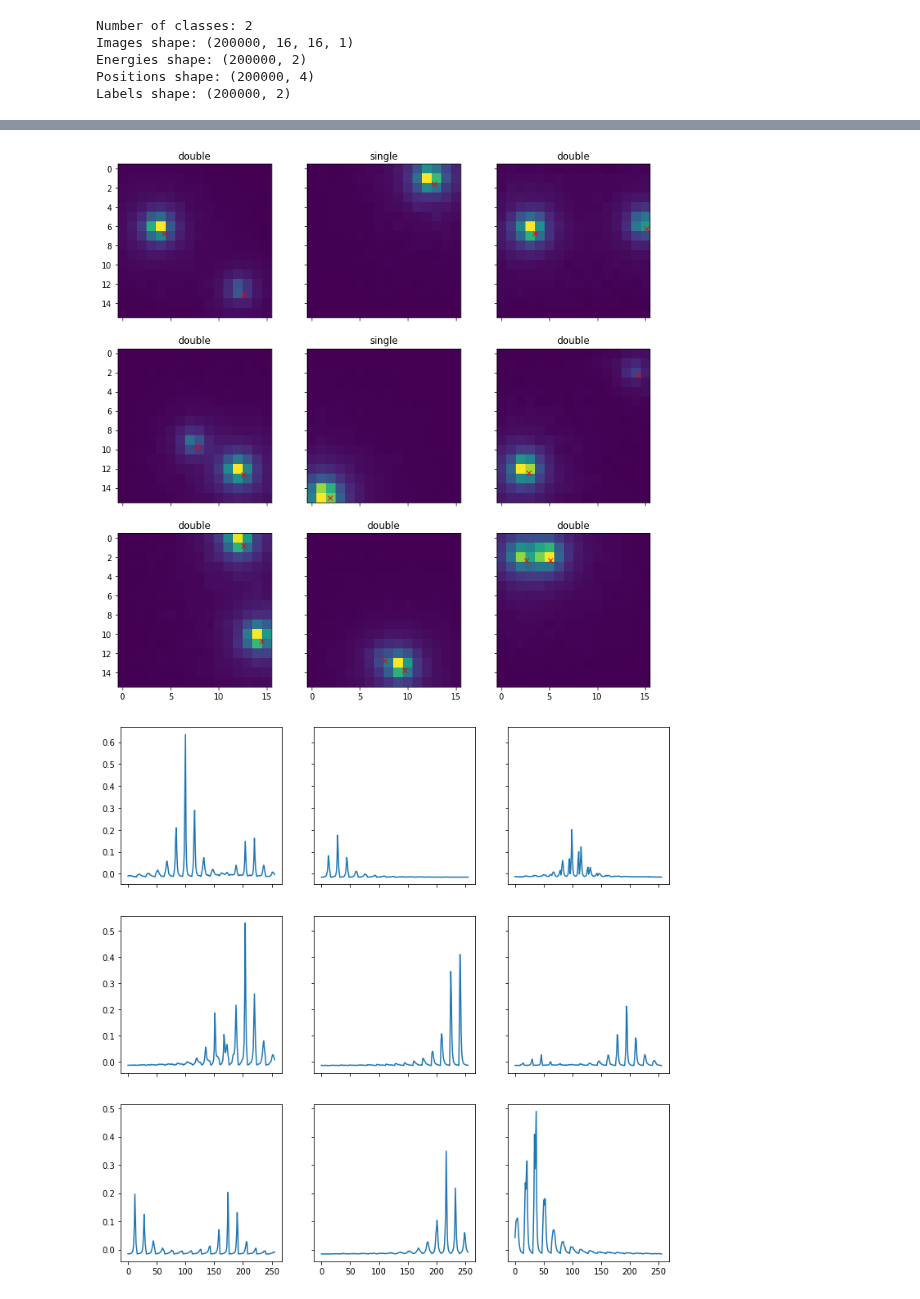
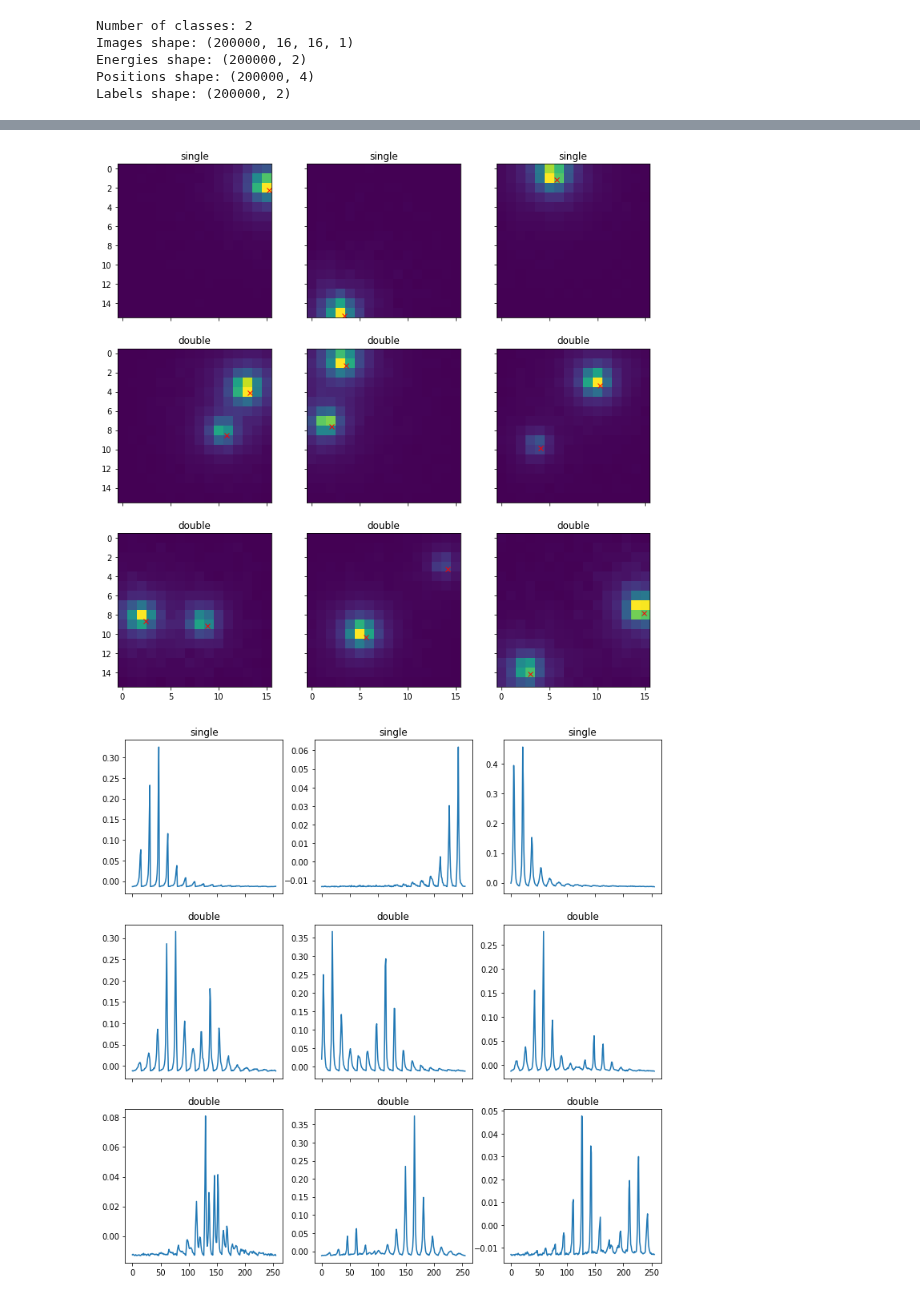
Before and after one commit to geirtul/master_analysis, a Jupyter notebook: notebooks/exploration/data_exploration.ipynb, the cells around one changed output, grey strips where cells are left out. Cells and saved outputs as stored; diff of their text form; code cells hidden in the pictures.

```diff
--- a/notebooks/exploration/data_exploration.ipynb
+++ b/notebooks/exploration/data_exploration.ipynb
@@ -48,7 +80,7 @@ Labels shape: (200000, 2)
 %matplotlib inline
 
 images = images.reshape(images.shape[0],16,16)
-index = 0
+index = 99997
 fig, ax = plt.subplots(3, 3, sharex='col', sharey='row', figsize=(12,12))
 for i in range(3):
     for j in range(3):
@@ -68,15 +100,17 @@ for i in range(3):
 
 plt.show()
 # %% [output]
-[figure, old version]
+[figure, new version]
 # %%
 # Plot pixel by pixel intensity
-index = 0
-fig, ax = plt.subplots(3, 3, sharex='col', sharey='row', figsize=(12,12))
+fig, ax = plt.subplots(3, 3, sharex='col', figsize=(12,12))
 for i in range(3):
     for j in range(3):
         # plot image
         ax[i, j].plot(range(256), images[index + i*3 + j].flatten())
+        ax[i, j].set_title('single')
+        if positions[index + i*3 + j, 3] != -100:
+            ax[i, j].set_title('double')
 plt.show()
 # %% [output]
-[figure, old version]
+[figure, new version]
```
Also changed, not shown: parts of 4 cells of this notebook, 3 other files.
